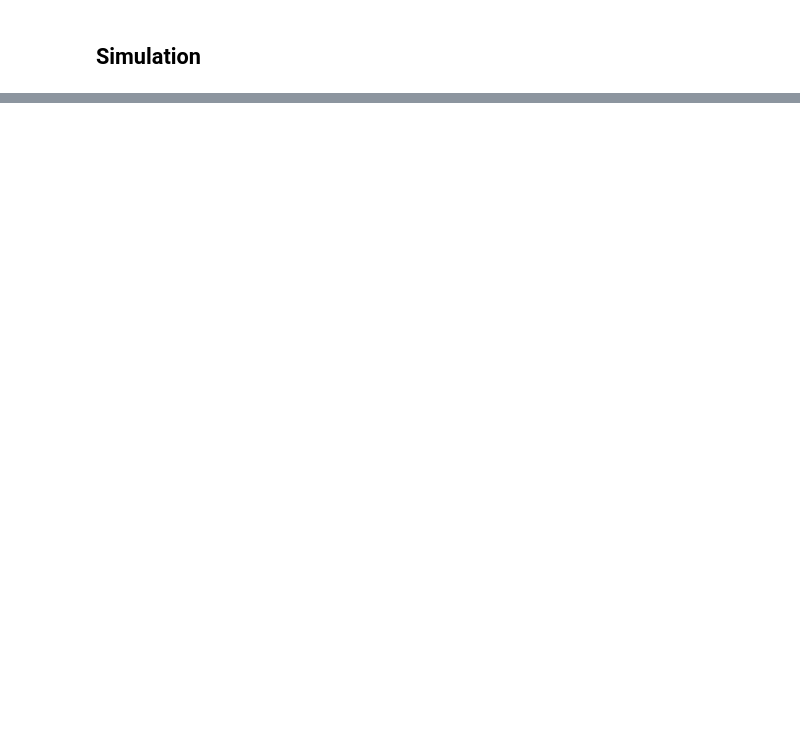
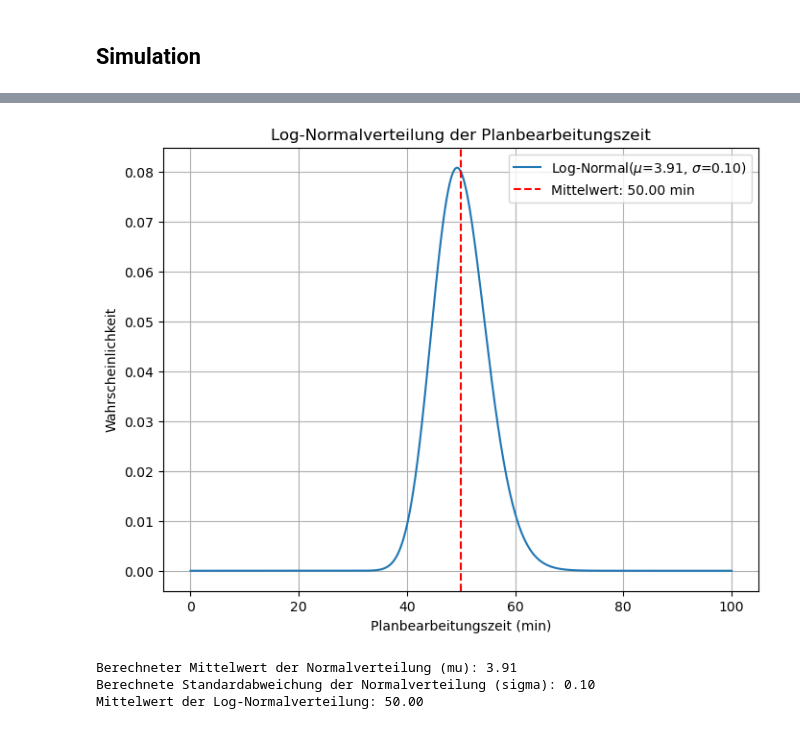
Before and after one commit to LGehlauf/SPP24, a Jupyter notebook: simpy.ipynb, the cells around one changed output, grey strips where cells are left out. Drawn from its saved outputs; the diff is of its cells as text; code cells hidden in the pictures; blank space fills up the shorter version.

```diff
--- a/simpy.ipynb
+++ b/simpy.ipynb
@@ -636,0 +727,41 @@ conn.close()
+# %%
+import numpy as np
+import matplotlib.pyplot as plt
+from scipy.stats import lognorm
+
+# Gegebene Planbearbeitungszeit (Mittelwert und Standardabweichung)
+mu_T = 50  # Mittelwert der Planbearbeitungszeit (Log-Normalverteilung)
+sigma_T = 5  # Standardabweichung der Planbearbeitungszeit (Log-Normalverteilung)
+
+# Berechne die Parameter der zugrunde liegenden Normalverteilung
+# Umkehrung der Formeln für die Log-Normalverteilung:
+sigma = np.sqrt(np.log(1 + (sigma_T / mu_T)**2))  # Standardabweichung der Normalverteilung
+mu = np.log(mu_T) - 0.5 * sigma**2  # Mittelwert der Normalverteilung
+
+# Berechne den Mittelwert der Log-Normalverteilung
+mean_lognorm = np.exp(mu + 0.5 * sigma**2)
+
+# Generiere Daten für den Plot
+x = np.linspace(0, 100, 1000)  # Werte für die X-Achse (Planbearbeitungszeit)
+y = lognorm.pdf(x, sigma, scale=np.exp(mu))  # Berechnung der Wahrscheinlichkeitsdichtefunktion
+
+# Plot erstellen
+plt.figure(figsize=(8, 6))
+plt.plot(x, y, label=f'Log-Normal($\mu$={mu:.2f}, $\sigma$={sigma:.2f})')
+plt.axvline(mean_lognorm, color='r', linestyle='--', label=f'Mittelwert: {mean_lognorm:.2f} min')  # Mittelwert einzeichnen
+plt.title('Log-Normalverteilung der Planbearbeitungszeit')
+plt.xlabel('Planbearbeitungszeit (min)')
+plt.ylabel('Wahrscheinlichkeit')
+plt.legend()
+plt.grid(True)
+plt.show()
+
+# Ausgabe der berechneten Parameter
+print(f"Berechneter Mittelwert der Normalverteilung (mu): {mu:.2f}")
+print(f"Berechnete Standardabweichung der Normalverteilung (sigma): {sigma:.2f}")
+print(f"Mittelwert der Log-Normalverteilung: {mean_lognorm:.2f}")
+# %% [output]
+[figure, added]
+Berechneter Mittelwert der Normalverteilung (mu): 3.91
+Berechnete Standardabweichung der Normalverteilung (sigma): 0.10
+Mittelwert der Log-Normalverteilung: 50.00
```
Also changed, not shown: parts of 2 cells of this notebook, 3 other files.
